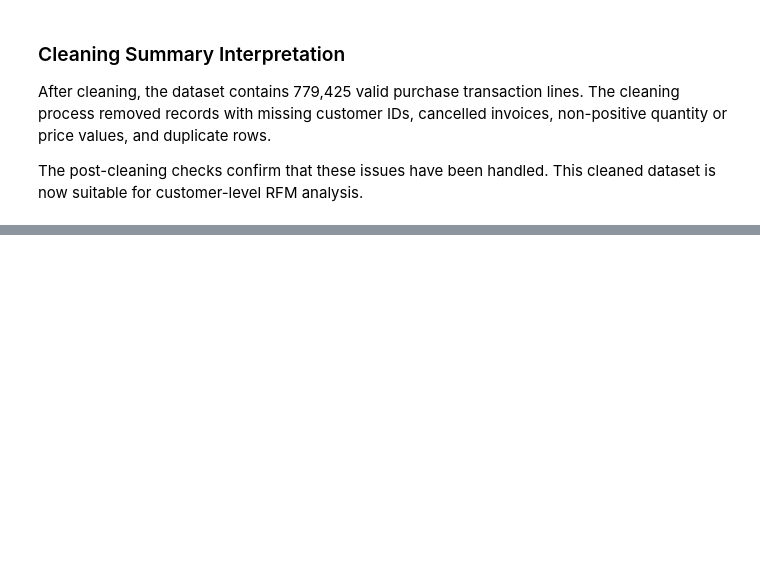
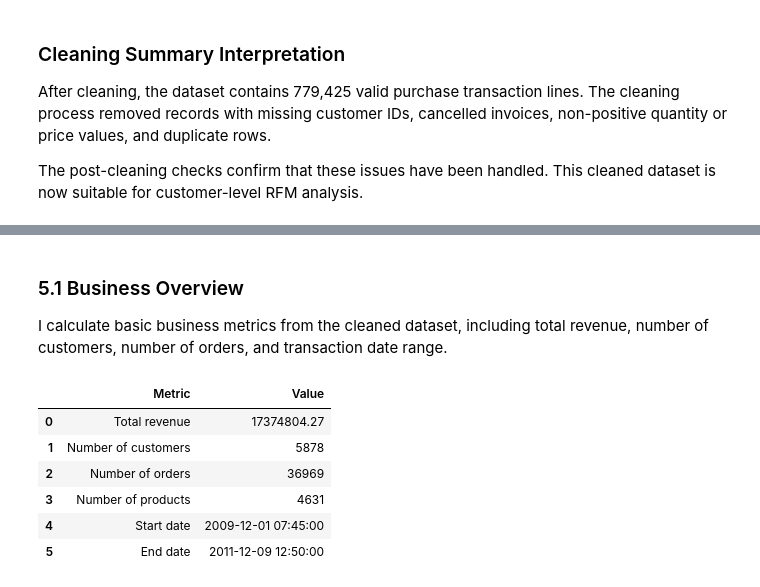
Before and after one commit to belldeptrai2004/data-portfolio, a Jupyter notebook: 04_E-commerce Customer Segmentation & Retention Opportunity Analysis/E-commerce Customer Segmentation & Retention Opportunity Analysis.ipynb, the cells around one changed output, grey strips where cells are left out. Drawn from its saved outputs; the diff is of its cells as text; code cells hidden in the pictures; blank space fills up the shorter version.

```diff
--- a/04_E-commerce Customer Segmentation & Retention Opportunity Analysis/E-commerce Customer Segmentation & Retention Opportunity Analysis.ipynb
+++ b/04_E-commerce Customer Segmentation & Retention Opportunity Analysis/E-commerce Customer Segmentation & Retention Opportunity Analysis.ipynb
@@ -279,0 +288,33 @@ The post-cleaning checks confirm that these issues have been handled. This clean
+# %% [markdown]
+### 5.1 Business Overview
+
+I calculate basic business metrics from the cleaned dataset, including total revenue, number of customers, number of orders, and transaction date range.
+# %%
+business_overview = pd.DataFrame({
+    "Metric": [
+        "Total revenue",
+        "Number of customers",
+        "Number of orders",
+        "Number of products",
+        "Start date",
+        "End date"
+    ],
+    "Value": [
+        round(df_clean["Revenue"].sum(), 2),
+        df_clean["Customer ID"].nunique(),
+        df_clean["Invoice"].nunique(),
+        df_clean["StockCode"].nunique(),
+        df_clean["InvoiceDate"].min(),
+        df_clean["InvoiceDate"].max()
+    ]
+})
+
+business_overview
+# %% [output]
+|  | Metric | Value |
+| 0 | Total revenue | 17374804.27 |
+| 1 | Number of customers | 5878 |
+| 2 | Number of orders | 36969 |
+| 3 | Number of products | 4631 |
+| 4 | Start date | 2009-12-01 07:45:00 |
+| 5 | End date | 2011-12-09 12:50:00 |
```
Also changed, not shown: parts of 14 cells of this notebook.
